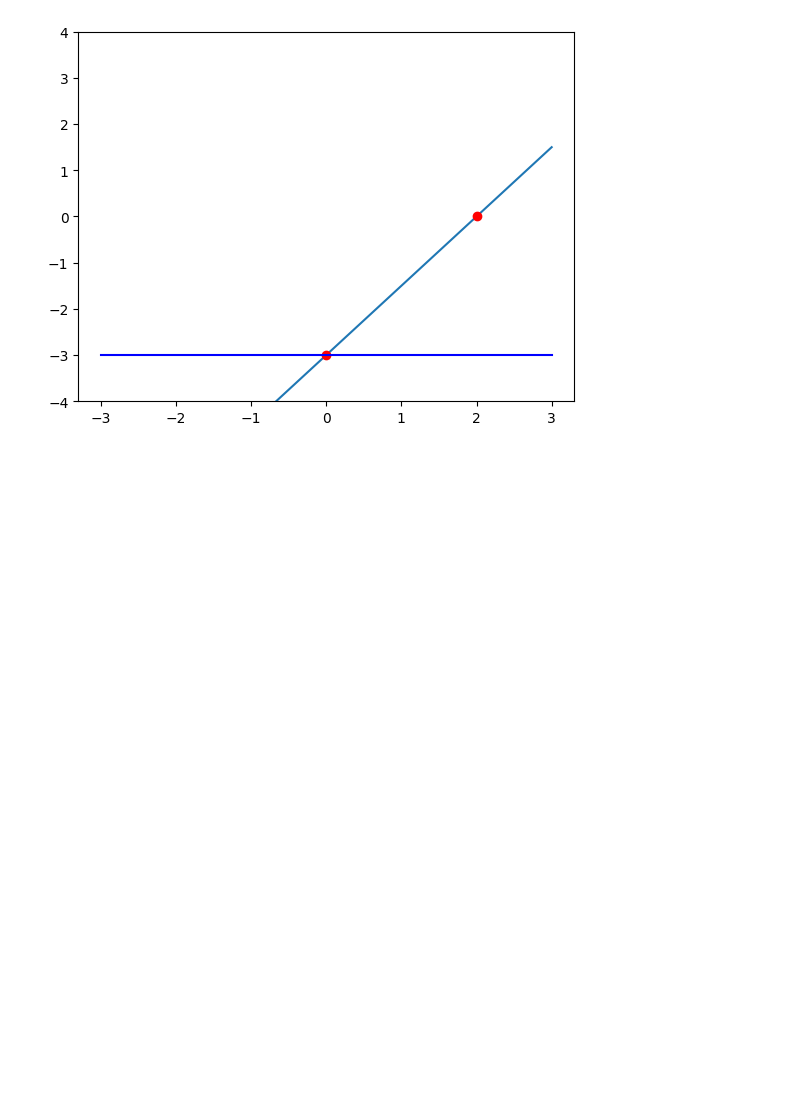
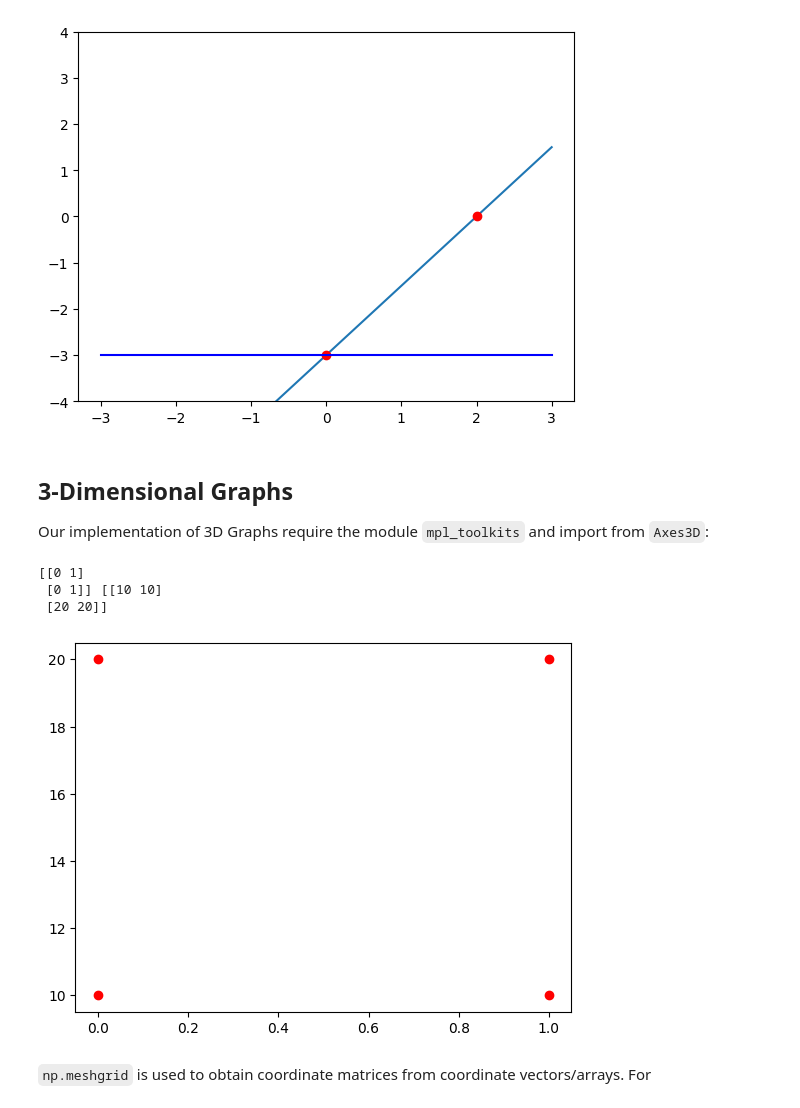
Before and after one commit to MATBckh22/MATB-STUDIOS, a Jupyter notebook: NumPy and matplotlib.ipynb, the cells around one changed output. Cells and saved outputs as stored; diff of their text form; code cells hidden in the pictures; blank space fills up the shorter version.

```diff
--- a/NumPy and matplotlib.ipynb
+++ b/NumPy and matplotlib.ipynb
@@ -161,3 +161,26 @@ ax.plot(xs, ys, 'b')
 # %% [output]
 [<matplotlib.lines.Line2D at 0x...>]
 [figure]
+# %% [markdown]
+## 3-Dimensional Graphs
+
+Our implementation of 3D Graphs require the module `mpl_toolkits` and import from `Axes3D`:
+# %%
+from mpl_toolkits.mplot3d import Axes3D
+
+number_people = np.arange(1,11)
+number_rbs = np.arange(0,20) #0-19 root beers
+
+number_people, number_rbs = np.meshgrid([0,1],[10,20]) #obtain coordinate matrix of multiple arrays
+
+print(number_people, number_rbs)
+plt.plot(number_people, number_rbs, 'ro', linestyle='none')
+plt.show()
+# %% [output]
+[[0 1]
+ [0 1]] [[10 10]
+ [20 20]]
+[figure, added]
+# %% [markdown]
+`np.meshgrid` is used to obtain coordinate matrices from coordinate vectors/arrays.
+For
```
Also changed, not shown: parts of 5 cells of this notebook.
